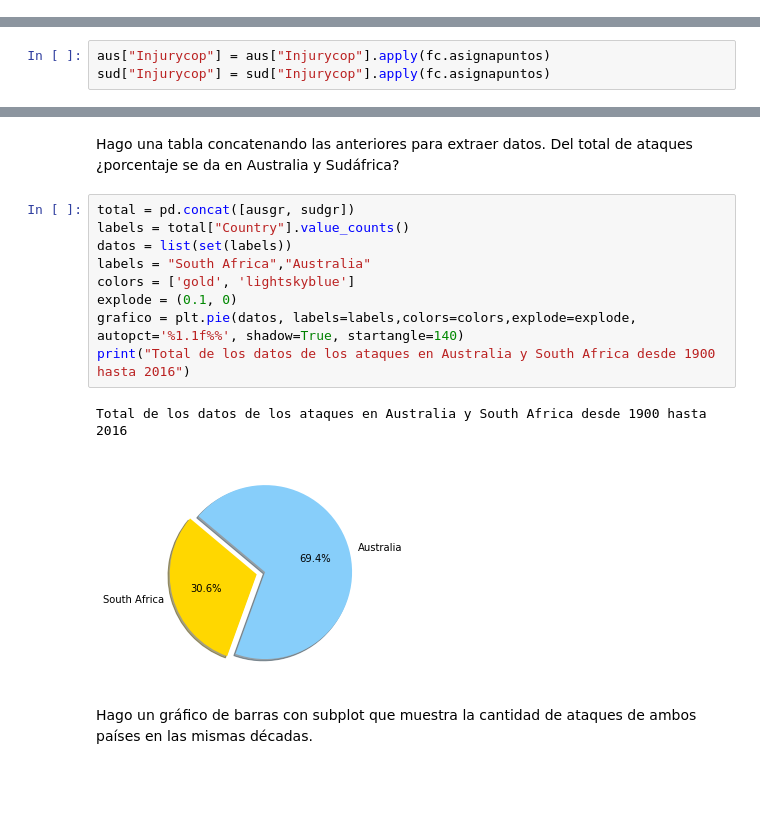
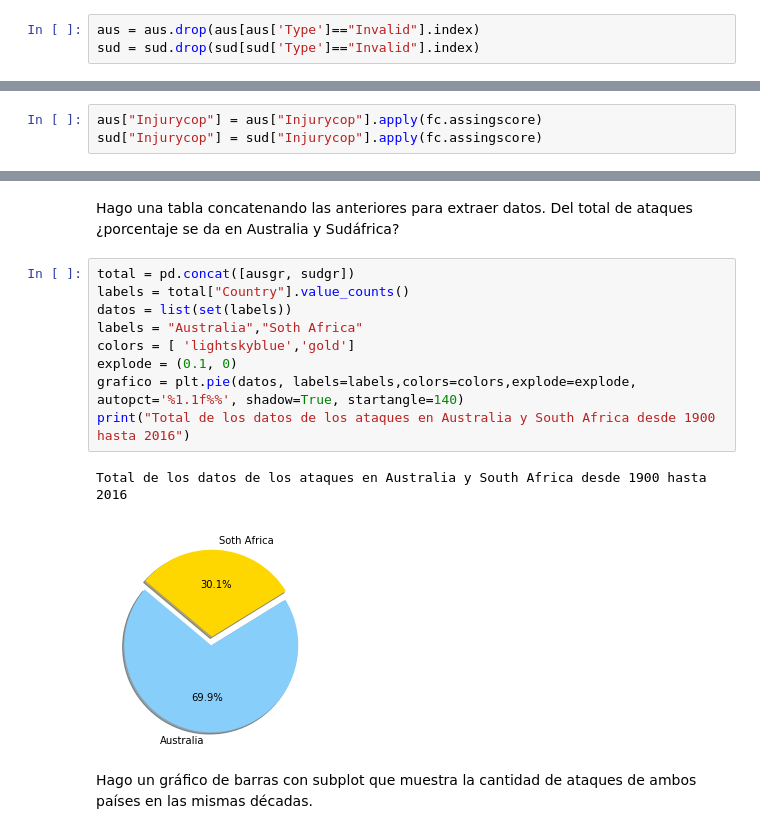
Before and after one commit to agalvezcorell/Project.1-Shark_aggressiveness, a Jupyter notebook: pandas-project.ipynb, the cells around one changed output, grey strips where cells are left out. Saved outputs shown, nothing was run; the diff lists cells and outputs as text; blank space fills up the shorter version.

```diff
--- a/pandas-project.ipynb
+++ b/pandas-project.ipynb
@@ -131,3 +133,6 @@ En Sudáfrica el primer año registrado es 1852 y el último 2016
+# %%
+aus = aus.drop(aus[aus['Type']=="Invalid"].index)
+sud = sud.drop(sud[sud['Type']=="Invalid"].index)
 # %% [markdown]
 Ahora, para valorar el nivel de agresividad de los tiburones, voy a crear una copia de la columna Injury para trabajar con ella y una nueva columna llamada "Score", donde puntuaré los ataques del 1 al 3.
 Los ataques fatales tendrán directamente la puntuación máxima. Después valoraré con 1 a los que la columna "Injury" devuelva "sin daños" o "laceraciones" y 2 al resto de casos.
@@ -176,5 +183,5 @@ Voy a hacer una copia de la columna "Injury" porque después machacaré datos co
 aus["Injurycop"] = aus["Injury"]
 sud["Injurycop"] = sud["Injury"]
 # %%
-aus["Injurycop"] = aus["Injurycop"].apply(fc.asignapuntos)
-sud["Injurycop"] = sud["Injurycop"].apply(fc.asignapuntos)
+aus["Injurycop"] = aus["Injurycop"].apply(fc.assingscore)
+sud["Injurycop"] = sud["Injurycop"].apply(fc.assingscore)
@@ -290,16 +266,16 @@ Hago una tabla concatenando las anteriores para extraer datos. Del total de ataq
 # %%
 total = pd.concat([ausgr, sudgr])
 labels = total["Country"].value_counts()
 datos = list(set(labels))
-labels = "South Africa","Australia"
-colors = ['gold', 'lightskyblue']
+labels = "Australia","Soth Africa"
+colors = [ 'lightskyblue','gold']
 explode = (0.1, 0)
 grafico = plt.pie(datos, labels=labels,colors=colors,explode=explode,
 autopct='%1.1f%%', shadow=True, startangle=140)
 print("Total de los datos de los ataques en Australia y South Africa desde 1900 hasta 2016")
 # %% [output]
 Total de los datos de los ataques en Australia y South Africa desde 1900 hasta 2016
-[figure, old version]
+[figure, new version]
 # %% [markdown]
 Hago un gráfico de barras con subplot que muestra la cantidad de ataques de ambos países en las mismas décadas.
 # %%
```
Also changed, not shown: parts of 9 cells of this notebook, 1 other file.
